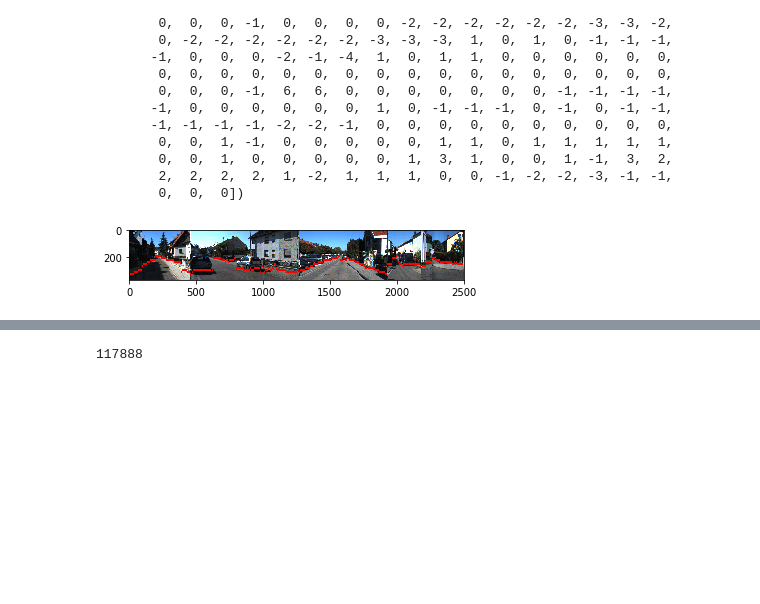
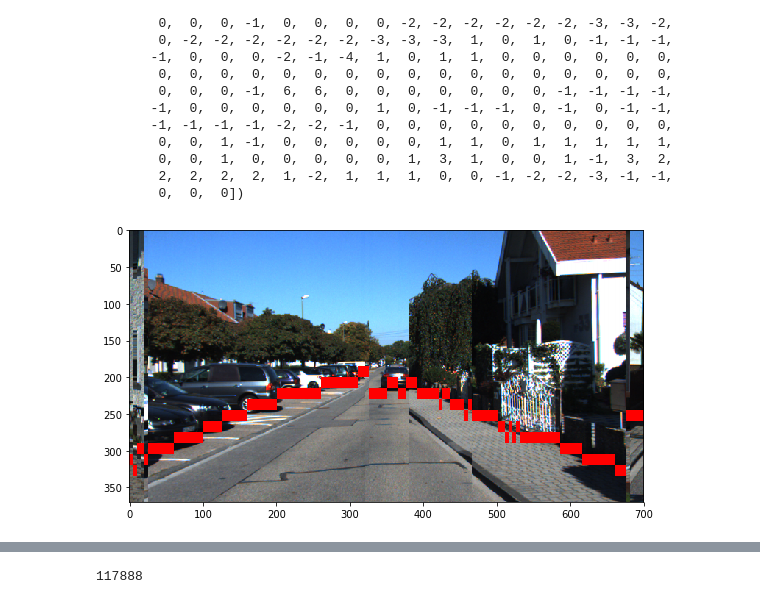
Before and after one commit to rainoa/StixelNetOptimization, a Jupyter notebook: StixelNet_train_and_eval_mobilenet_V2_17bins.ipynb, the cells around one changed output, grey strips where cells are left out. Drawn from its saved outputs; the diff is of its cells as text; code cells hidden in the pictures; blank space fills up the shorter version.

Commit message:
plotting results on images

```diff
--- a/StixelNet_train_and_eval_mobilenet_V2_17bins.ipynb
+++ b/StixelNet_train_and_eval_mobilenet_V2_17bins.ipynb
@@ -783,12 +783,13 @@ def plot_im(img,cls):
 # %%
 #plotting our preds:
 some_images_for_plt = some_images[:]/255.0
 img = np.ones([370, 1, 3])
 for im in range(cls_pred_2[:].shape[0]):
     img0 = plot_im(some_images_for_plt[im,:,:,:], cls_pred_2[im])
     img=np.concatenate([img,img0],axis=1)
-imgplot = plt.imshow(img)
+imgplot = plt.imshow(img[:,1250:1950,:])
+plt.rcParams['figure.figsize'] = [10, 5]
 plt.show()
 # %% [output]
-[figure, old version]
+[figure, new version]
 # %%
```
Also changed, not shown: parts of 6 cells of this notebook.
